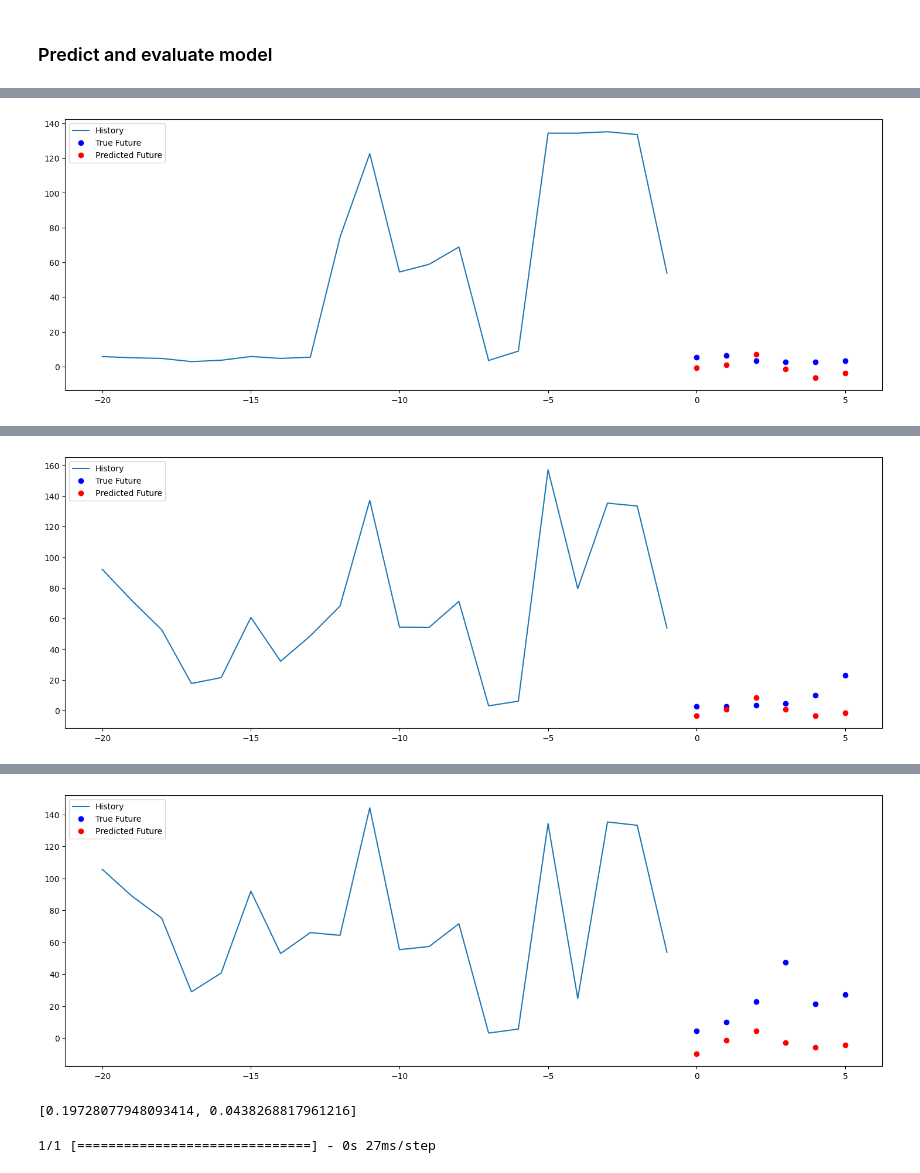
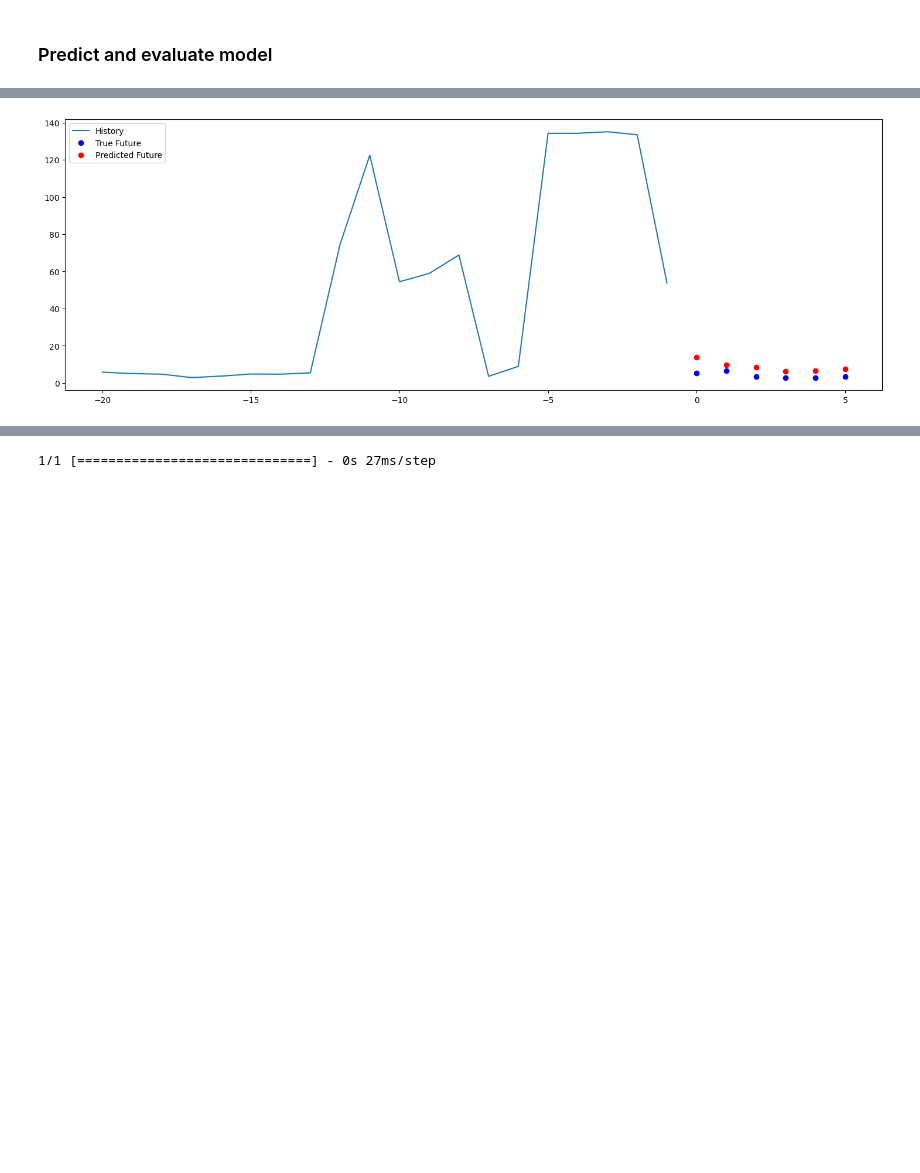
Before and after one commit to cathrinr/driving_change, a Jupyter notebook: time_series_prediction_2020-2022_5th_iteration.ipynb, the cells around one changed output, grey strips where cells are left out. Cells and saved outputs as stored; diff of their text form; code cells hidden in the pictures; blank space fills up the shorter version.

```diff
--- a/time_series_prediction_2020-2022_5th_iteration.ipynb
+++ b/time_series_prediction_2020-2022_5th_iteration.ipynb
@@ -784,0 +787,21 @@ Based on https://www.kaggle.com/code/nicapotato/keras-timeseries-multi-step-mult
+# %%
+multi_df_sc = multi_df.copy()
+
+scaler_X = MinMaxScaler(feature_range=(0, 1))
+scaler_y = MinMaxScaler(feature_range=(0, 1))
+
+# Separate your DataFrame into features and target variable
+X = multi_df_sc.drop(columns=["NO2"])
+
+y = multi_df_sc[[ "NO2"]]
+
+# Scale the features (X) and target (y) separately
+X_scaled = scaler_X.fit_transform(X)
+y_scaled = scaler_y.fit_transform(y).flatten()
+
+# Create a new DataFrame with the scaled features and target variable
+X_scaled_df = pd.DataFrame(data=X_scaled, columns=X.columns, index=multi_df_sc.index)
+y_scaled_df  = pd.DataFrame(data=y_scaled, columns=y.columns, index=multi_df_sc.index)
+#df_scaled = y_scaled_df.merge(X_scaled_df, left_index=True, right_index=True)
+#df_scaled
+X_scaled_df.shape, y_scaled.shape
@@ -1002,7 +1027,7 @@ for x, y in val_data_multi.take(1):
 # %%
 #LSTM Parameters
 EVALUATION_INTERVAL = 300
-EPOCHS = 3
+EPOCHS = 60
 PATIENCE = 3
 # %%
 #checkpoints (choose one)
@@ -1052,7 +1089,7 @@ def multi_step_plot_invert(history, true_future, prediction):
     plt.show()
 # %%
 #plot predictions, history and actuals with inverted values on test data
-for x, y in test_data_multi.take(3):
+for x, y in test_data_multi.take(1):
     predictions = multi_step_model.predict(x)
 
 
@@ -1065,7 +1102,6 @@ for x, y in test_data_multi.take(3):
 
     multi_step_plot_invert(x_inverted[0], y_inverted[0], predictions_inverted)
 
-
     loss = multi_step_model.evaluate(x, y, verbose=0)
     print(loss)
 # %% [output]
@@ -1073 +1109 @@ for x, y in test_data_multi.take(3):
-[figure, old version]
+[figure, new version]
@@ -1076 +1110,0 @@ for x, y in test_data_multi.take(3):
-[figure, removed]
@@ -1079,5 +1111,3 @@ for x, y in test_data_multi.take(3):
-[figure, removed]
-[0.19728077948093414, 0.0438268817961216]
 # %%
 #plot predictions, history and actuals with scaled values on test data
 for x, y in test_data_multi.take(2):
```
Also changed, not shown: parts of 13 cells of this notebook.
